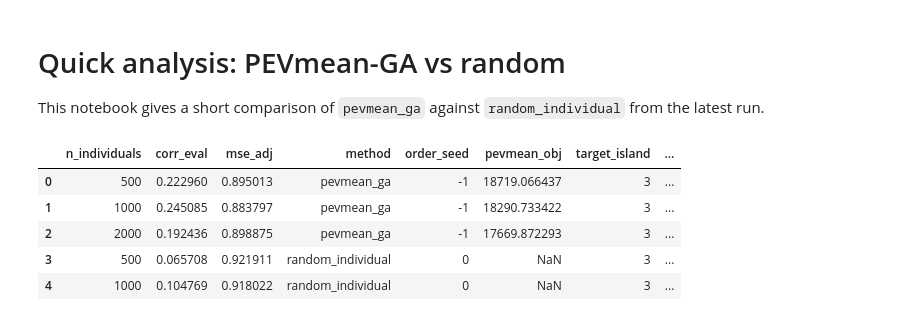
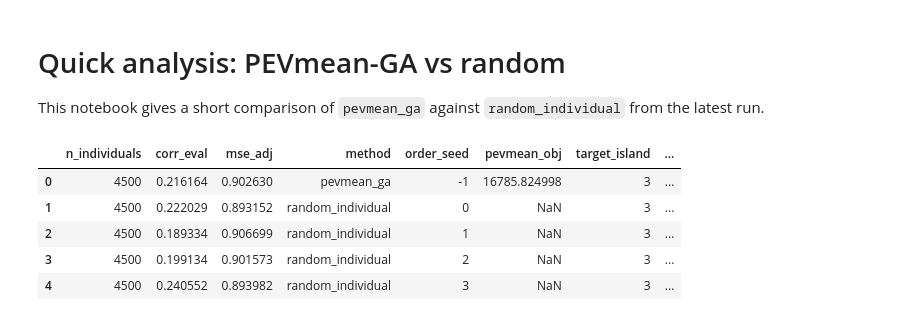
Before and after one commit to simennes/Master_thesis, a Jupyter notebook: notebooks/analyze_pevmean_ga_short.ipynb, the cells around one changed output. Saved outputs shown, nothing was run; the diff lists cells and outputs as text; code cells hidden in the pictures.

Commit message:
analyze pevmean2

```diff
--- a/notebooks/analyze_pevmean_ga_short.ipynb
+++ b/notebooks/analyze_pevmean_ga_short.ipynb
@@ -5,19 +5,19 @@ This notebook gives a short comparison of `pevmean_ga` against `random_individua
 # %%
 from pathlib import Path
 import numpy as np
 import pandas as pd
 import matplotlib.pyplot as plt
 
-csv_path = Path('../outputs/pevmean_ga/pevmean_ga_results.csv')
+csv_path = Path('../outputs/pevmean_ga2/pevmean_ga_results.csv')
 df = pd.read_csv(csv_path)
 df.head()
 # %% [output]
 |  | n_individuals | corr_eval | mse_adj | method | order_seed | pevmean_obj | target_island | ... |
-| 0 | 500 | 0.222960 | 0.895013 | pevmean_ga | -1 | 18719.066437 | 3 | ... |
-| 1 | 1000 | 0.245085 | 0.883797 | pevmean_ga | -1 | 18290.733422 | 3 | ... |
-| 2 | 2000 | 0.192436 | 0.898875 | pevmean_ga | -1 | 17669.872293 | 3 | ... |
-| 3 | 500 | 0.065708 | 0.921911 | random_individual | 0 | NaN | 3 | ... |
-| 4 | 1000 | 0.104769 | 0.918022 | random_individual | 0 | NaN | 3 | ... |
+| 0 | 4500 | 0.216164 | 0.902630 | pevmean_ga | -1 | 16785.824998 | 3 | ... |
+| 1 | 4500 | 0.222029 | 0.893152 | random_individual | 0 | NaN | 3 | ... |
+| 2 | 4500 | 0.189334 | 0.906699 | random_individual | 1 | NaN | 3 | ... |
+| 3 | 4500 | 0.199134 | 0.901573 | random_individual | 2 | NaN | 3 | ... |
+| 4 | 4500 | 0.240552 | 0.893982 | random_individual | 3 | NaN | 3 | ... |
 # %%
 summary = (
     df.groupby(['method', 'n_individuals'], as_index=False)
```
Also changed, not shown: parts of 11 cells of this notebook, 6 other files.
